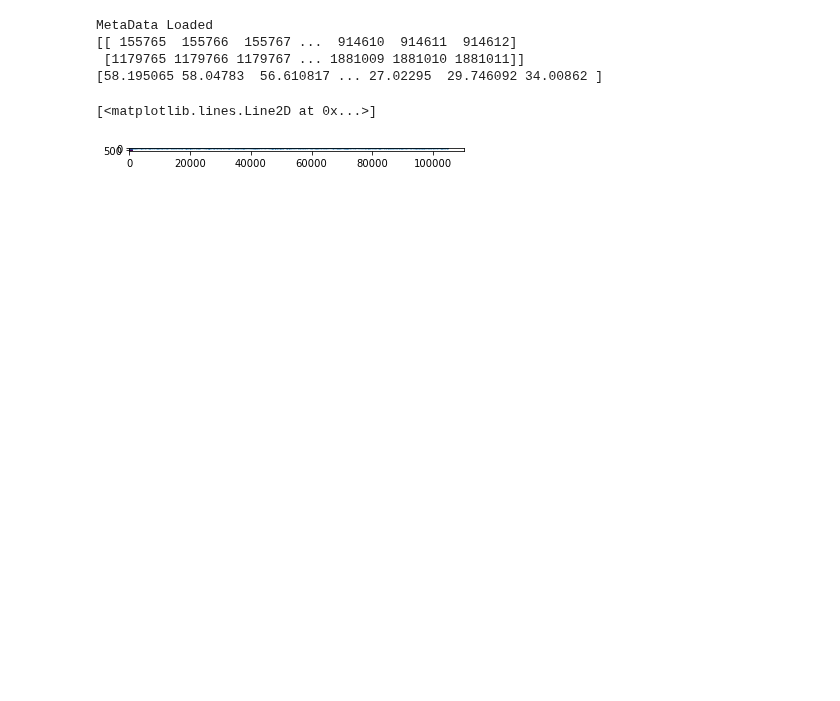
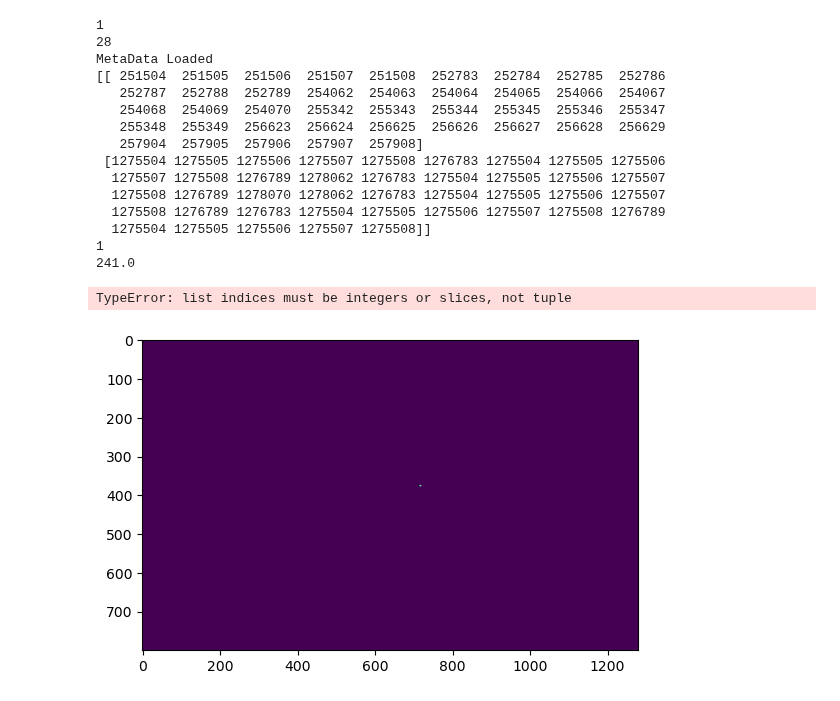
Before and after one commit to Peter-Hogg/SLAP2_Utils, a Jupyter notebook: Slap2 Utils Test.ipynb, the cells around one changed output. Drawn from its saved outputs; the diff is of its cells as text; code cells hidden in the pictures; blank space fills up the shorter version.

```diff
--- a/Slap2 Utils Test.ipynb
+++ b/Slap2 Utils Test.ipynb
@@ -6,50 +6,63 @@ from slap2_utils.datafile import DataFile
 from slap2_utils.subclasses.metadata import MetaData
 from slap2_utils.utils.trace import Trace
 # %%
-hDataFile = DataFile('../Tadpole2_20230829_183310_DMD2.dat');
-roi_shape = hDataFile.metaData.AcquisitionContainer.ROIs[0].shapeData
-
+print("1")
+hDataFile = DataFile('C:\\Users\\Jerry\\Desktop\\240109_Sim3D\\WorkingFile_20231220_150500_DMD1.dat');
+roi_shape = hDataFile.metaData.AcquisitionContainer.ROIs[55].shapeData
+print("1")
 #metaData.AcquisitionContainer.ROIs[0].shapeData
-zIdx = 1;
+zIdx = hDataFile.metaData.AcquisitionContainer.ROIs[55].z
 chIdx = 1;
 hTrace = Trace(hDataFile,zIdx,chIdx);
 
-
+print(zIdx)
+print("")
 from skimage.draw import polygon_perimeter
 
 roi_shape = hDataFile.metaData.AcquisitionContainer.ROIs[0].shapeData
 
 img = np.zeros((800, 1280), dtype=np.uint8)
 
 rr, cc = polygon_perimeter(roi_shape[0,:], roi_shape[1,:],
 
                            shape=img.shape, clip=True)
 
 img[rr, cc] = 1
 
 plt.imshow(img)
 
 #rasterPixels = pixelMask;
 #integrationPixels = pixelMask;
 
 pixelMask=np.full((800, 1280), False)
 pixelMask[img==1] = True
 
 rasterPixels = np.full((800, 1280), False)
 integrationPixels = pixelMask;
 
 hTrace.setPixelIdxs(rasterPixels, integrationPixels);
 #windowWidth_lines = 10;
 #expectedWindowWidth_lines = 100;
 #trace = hTrace.process(windowWidth_lines,expectedWindowWidth_lines);
 _trace, _, _, _ = hTrace.process(10, 100)
-print(_trace)
+print(len(_trace))
 plt.plot(_trace)
 # %% [output]
+1
+28
 MetaData Loaded
-[[ 155765  155766  155767 ...  914610  914611  914612]
- [1179765 1179766 1179767 ... 1881009 1881010 1881011]]
-[58.195065 58.04783  56.610817 ... 27.02295  29.746092 34.00862 ]
+[[ 251504  251505  251506  251507  251508  252783  252784  252785  252786
+   252787  252788  252789  254062  254063  254064  254065  254066  254067
+   254068  254069  254070  255342  255343  255344  255345  255346  255347
+   255348  255349  256623  256624  256625  256626  256627  256628  256629
+   257904  257905  257906  257907  257908]
+ [1275504 1275505 1275506 1275507 1275508 1276783 1275504 1275505 1275506
+  1275507 1275508 1276789 1278062 1276783 1275504 1275505 1275506 1275507
+  1275508 1276789 1278070 1278062 1276783 1275504 1275505 1275506 1275507
+  1275508 1276789 1276783 1275504 1275505 1275506 1275507 1275508 1276789
+  1275504 1275505 1275506 1275507 1275508]]
+1
+241.0
-[<matplotlib.lines.Line2D at 0x...>]
+TypeError: list indices must be integers or slices, not tuple
-[figure, old version]
+[figure, new version]
 # %%
```
Also changed, not shown: parts of 4 cells of this notebook, 2 other files.
